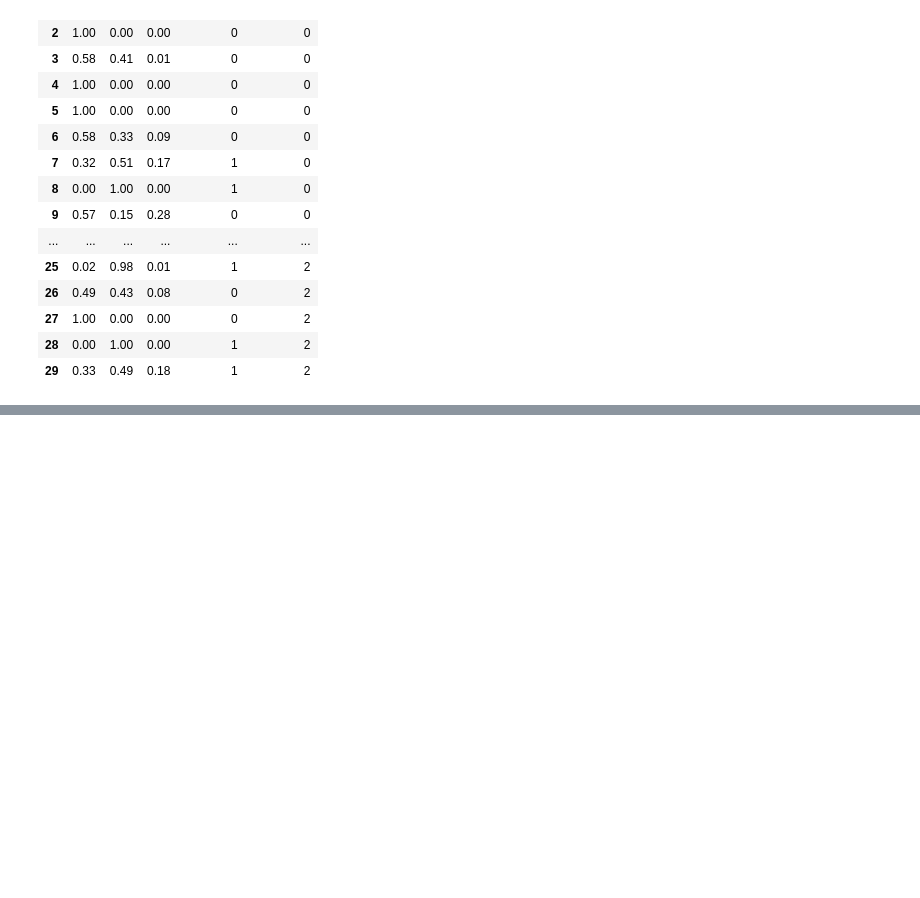
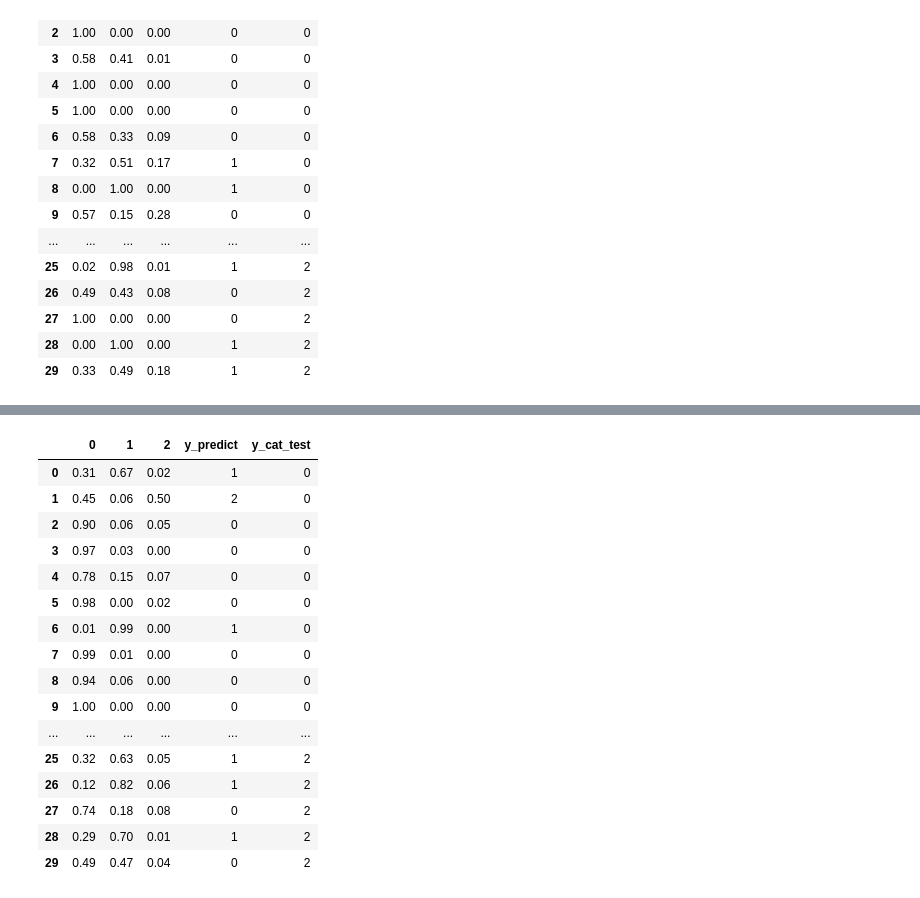
Before and after one commit to Laumartin4/smearly, a Jupyter notebook: notebooks/Eve_smearly.ipynb, the cells around one changed output, grey strips where cells are left out. Saved outputs shown, nothing was run; the diff lists cells and outputs as text; code cells hidden in the pictures; blank space fills up the shorter version.

```diff
--- a/notebooks/Eve_smearly.ipynb
+++ b/notebooks/Eve_smearly.ipynb
@@ -498,7 +535,17 @@ from tensorflow.keras.applications import EfficientNetB0
 IMG_SIZE = 224
 BATCH_SIZE = 1
 
-ENB0_model = EfficientNetB0(input_shape=(IMG_SIZE, IMG_SIZE, 3), include_top=False, weights="imagenet")
-ENB0_model.compile(loss='categorical_crossentropy', optimizer='adam', metrics=['f1_score'])
+
+base_model = EfficientNetB0(input_shape=(IMG_SIZE, IMG_SIZE, 3), include_top=False, weights="imagenet")
+base_model.trainable = False
+x = base_model.output
+x = layers.GlobalAveragePooling2D()(x)
+x = layers.Dense(64, activation='relu')(x)
+prediction = layers.Dense(3, activation='softmax')(x)
+
+
+ENB0_model = Model(inputs=base_model.input, outputs=prediction)
+
+ENB0_model.compile(optimizer='adam', loss='categorical_crossentropy', metrics=['f1_score'])
 ENB0_model.summary()
 # %% [output]
@@ -526,2 +573,2 @@ Model: "efficientnetb0"
 # %%
-ENB0_history = ENB0_model.fit(X_train, y_cat_train, batch_size=batch_size, epochs=10, validation_split=0.2)
+ENB0_history = ENB0_model.fit(X_train, y_cat_train, batch_size=1, epochs=10, validation_split=0.2)
@@ -527,0 +596,7 @@ ENB0_history = ENB0_model.fit(X_train, y_cat_train, batch_size=batch_size, epoch
+# %%
+ENB0_results = pd.DataFrame(ENB0_model.predict(X_test))
+ENB0_results[[0,1,2]] = ENB0_results[[0,1,2]].apply(lambda x: round(x,2))
+ENB0_results["y_predict"] = ENB0_results.idxmax(axis=1)
+ENB0_results["y_cat_test"] = y_test
+ENB0_results
+# %% [output]
@@ -527,0 +604,17 @@ ENB0_history = ENB0_model.fit(X_train, y_cat_train, batch_size=batch_size, epoch
+|  | 0 | 1 | 2 | y_predict | y_cat_test |
+| 0 | 0.31 | 0.67 | 0.02 | 1 | 0 |
+| 1 | 0.45 | 0.06 | 0.50 | 2 | 0 |
+| 2 | 0.90 | 0.06 | 0.05 | 0 | 0 |
+| 3 | 0.97 | 0.03 | 0.00 | 0 | 0 |
+| 4 | 0.78 | 0.15 | 0.07 | 0 | 0 |
+| 5 | 0.98 | 0.00 | 0.02 | 0 | 0 |
+| 6 | 0.01 | 0.99 | 0.00 | 1 | 0 |
+| 7 | 0.99 | 0.01 | 0.00 | 0 | 0 |
+| 8 | 0.94 | 0.06 | 0.00 | 0 | 0 |
+| 9 | 1.00 | 0.00 | 0.00 | 0 | 0 |
+| ... | ... | ... | ... | ... | ... |
+| 25 | 0.32 | 0.63 | 0.05 | 1 | 2 |
+| 26 | 0.12 | 0.82 | 0.06 | 1 | 2 |
+| 27 | 0.74 | 0.18 | 0.08 | 0 | 2 |
+| 28 | 0.29 | 0.70 | 0.01 | 1 | 2 |
+| 29 | 0.49 | 0.47 | 0.04 | 0 | 2 |
```
Also changed, not shown: parts of 11 cells of this notebook.
